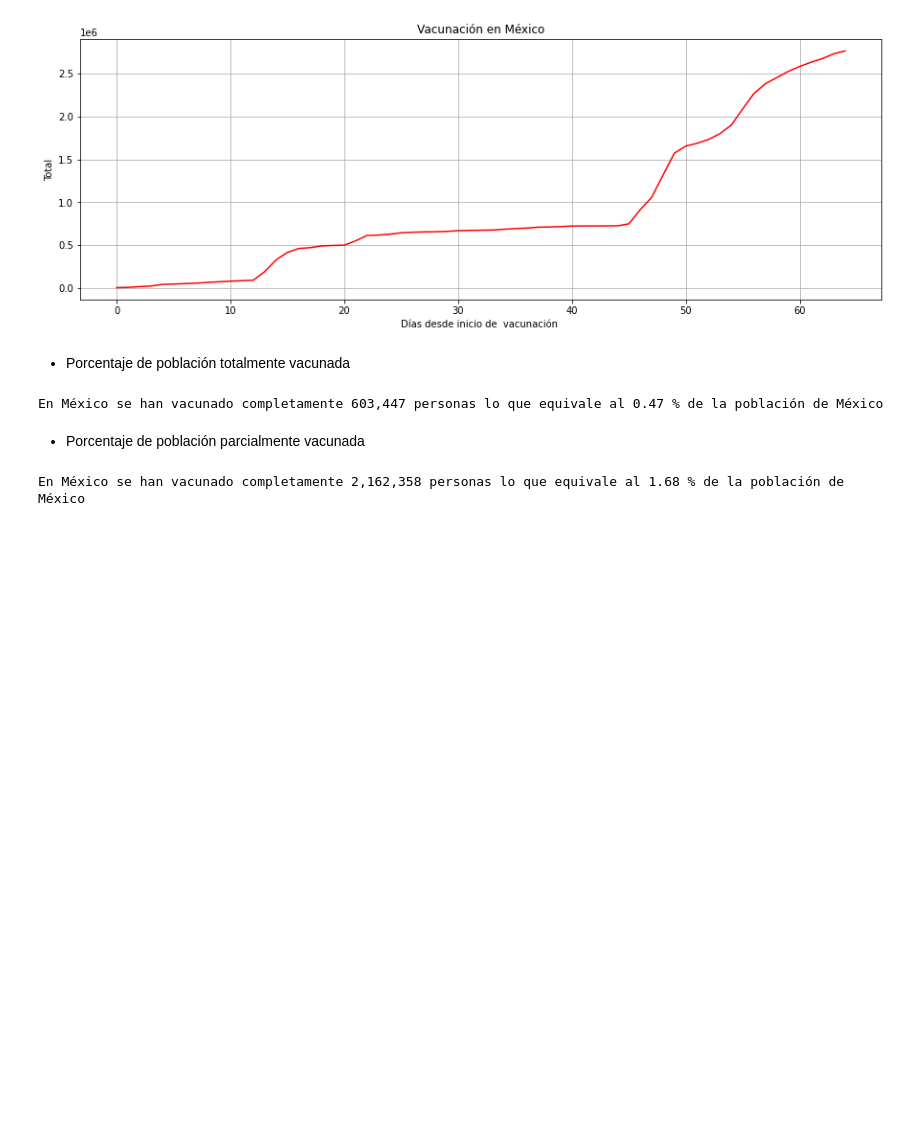
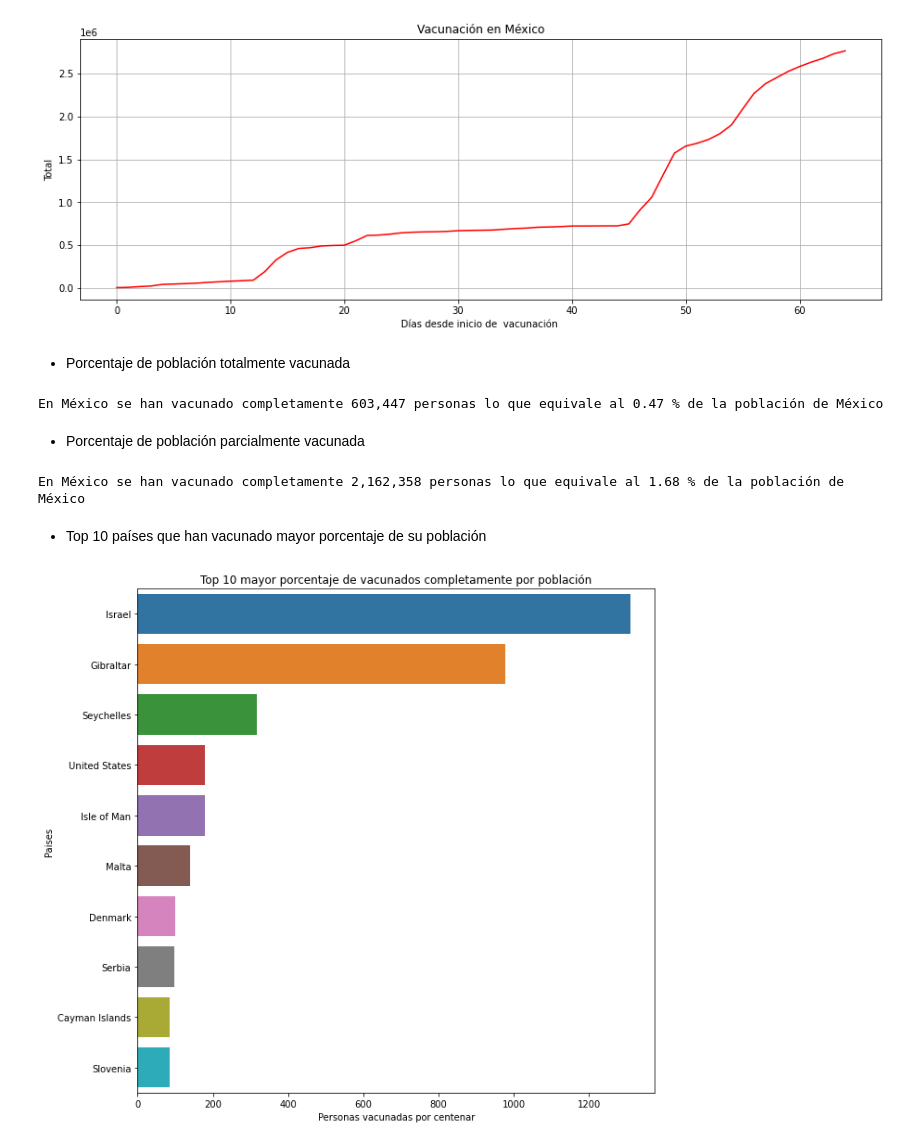
Before and after one commit to dapariciom/BEDU-procesamiento-de-datos-con-python-proyecto, a Jupyter notebook: Proyecto_Vacunas.ipynb, the cells around one changed output. Drawn from its saved outputs; the diff is of its cells as text; code cells hidden in the pictures; blank space fills up the shorter version.

```diff
--- a/Proyecto_Vacunas.ipynb
+++ b/Proyecto_Vacunas.ipynb
@@ -375,3 +374,18 @@ mexico_people_vaccinated = df_mexico_filtraNaNs['people_vaccinated'].max()
 print(f'En México se han vacunado completamente {mexico_people_vaccinated:,} personas lo que equivale al {mexico_people_vaccinated_percentage} % de la población de México')
 # %% [output]
 En México se han vacunado completamente 2,162,358 personas lo que equivale al 1.68 % de la población de México
+# %% [markdown]
+* Top 10 países que han vacunado mayor porcentaje de su población
+# %%
+top_10_mayor_porcentaje = df_vaccinations.groupby('country')['people_fully_vaccinated_per_hundred'].sum().sort_values(ascending=False).head(10)
+top_10_mayor_porcentaje
+
+def daily_porcentajes_mayor_plot_bars(value):
+    fig, ax = plt.subplots(figsize=(10, 10))
+    ax.set_title('Top 10 mayor porcentaje de vacunados completamente por población')
+    sns.barplot(value, value.index, ax=ax)
+    ax.set(ylabel='Paises', xlabel='Personas vacunadas por centenar')
+
+daily_porcentajes_mayor_plot_bars(top_10_mayor_porcentaje)
+# %% [output]
+[figure, added]
```
Also changed, not shown: parts of 8 cells of this notebook.
